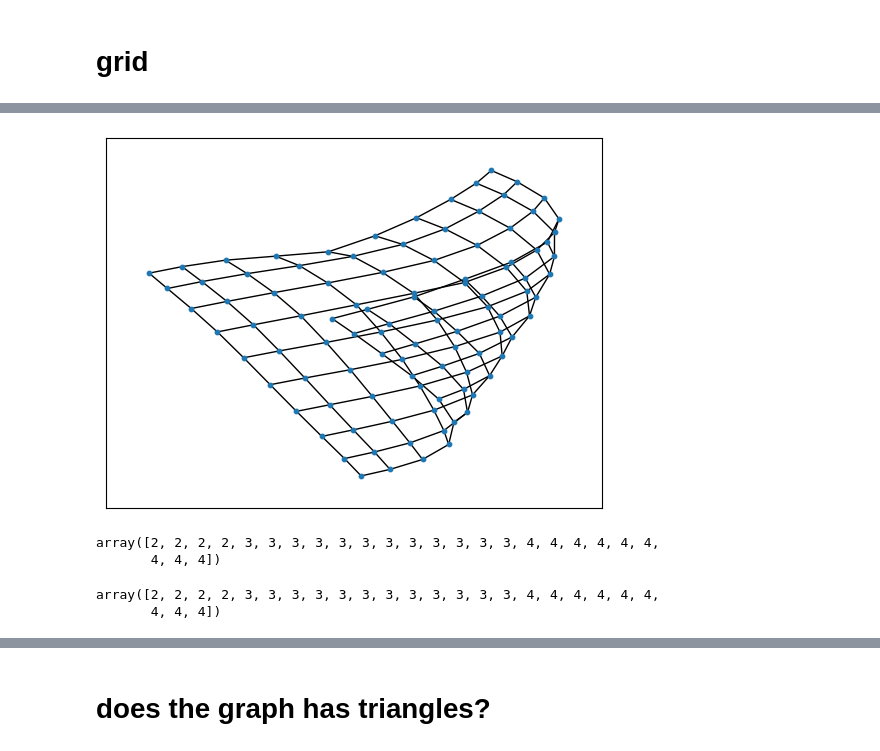
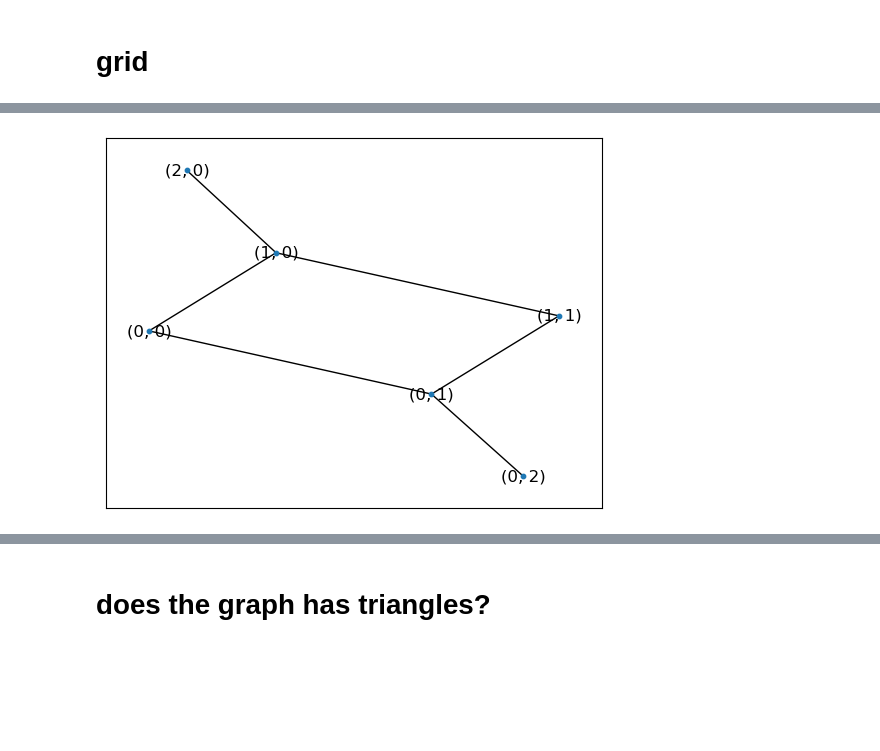
Before and after one commit to manfred-jaeger-aalborg/AHK, a Jupyter notebook: evaluation/Usage Evaluation.ipynb, the cells around one changed output, grey strips where cells are left out. Cells and saved outputs as stored; diff of their text form; code cells hidden in the pictures; blank space fills up the shorter version.

```diff
--- a/evaluation/Usage Evaluation.ipynb
+++ b/evaluation/Usage Evaluation.ipynb
@@ -320,19 +748,6 @@ plt.hist(list(dict(nx.degree(graphRNN[0])).values()))
 # %%
-g = nx.grid_graph((10,10))
+grid = nx.grid_graph((5,5))
 
-nx.draw_networkx(g,node_size=10,with_labels=False)
+nx.draw_networkx(nx.ego_graph(grid,(0,0),2),node_size=10,with_labels=True)
 # %% [output]
-[figure, old version]
+[figure, new version]
-# %%
-a = (list(dict(nx.degree(g)).values()))
-np.sort(a)
-# %% [output]
-array([2, 2, 2, 2, 3, 3, 3, 3, 3, 3, 3, 3, 3, 3, 3, 3, 4, 4, 4, 4, 4, 4,
-       4, 4, 4])
-# %%
-g = nx.configuration_model(a,seed=11)
-aa =(list(dict(nx.degree(g)).values()))
-np.sort(aa)
-# %% [output]
-array([2, 2, 2, 2, 3, 3, 3, 3, 3, 3, 3, 3, 3, 3, 3, 3, 4, 4, 4, 4, 4, 4,
-       4, 4, 4])
```
Also changed, not shown: parts of 70 cells of this notebook, 21 other files.
